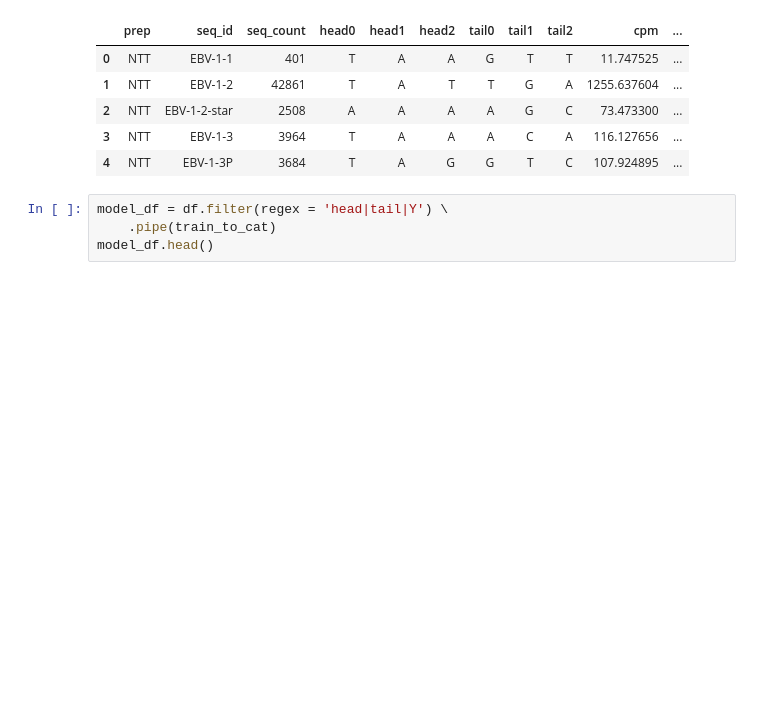
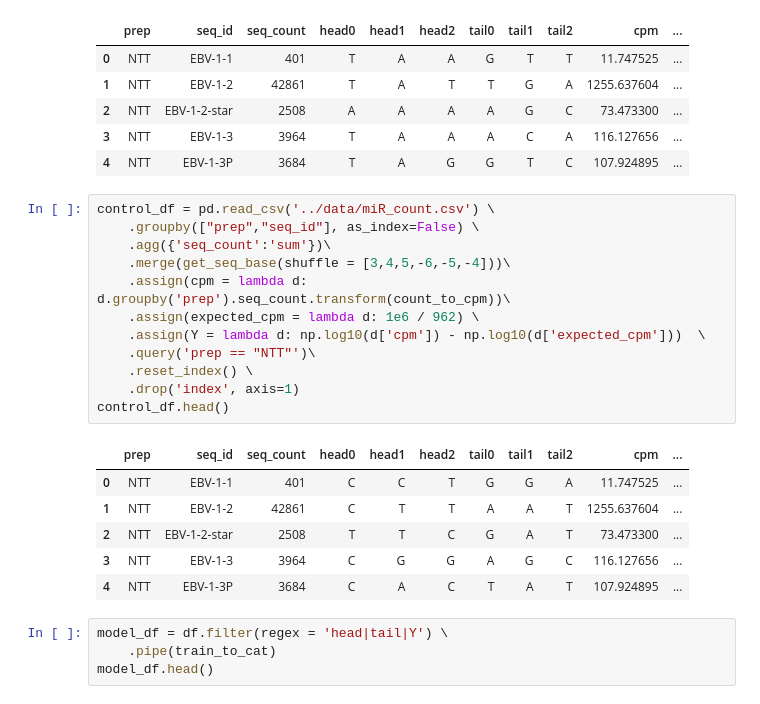
Before and after one commit to wckdouglas/tgirt_smRNA, a Jupyter notebook: scripts/RF_correction.ipynb, the cells around one changed output. Saved outputs shown, nothing was run; the diff lists cells and outputs as text; blank space fills up the shorter version.

```diff
--- a/scripts/RF_correction.ipynb
+++ b/scripts/RF_correction.ipynb
@@ -42,6 +47,25 @@ df.head()
 | 2 | NTT | EBV-1-2-star | 2508 | A | A | A | A | G | C | 73.473300 | ... |
 | 3 | NTT | EBV-1-3 | 3964 | T | A | A | A | C | A | 116.127656 | ... |
 | 4 | NTT | EBV-1-3P | 3684 | T | A | G | G | T | C | 107.924895 | ... |
+# %%
+control_df = pd.read_csv('../data/miR_count.csv') \
+    .groupby(["prep","seq_id"], as_index=False) \
+    .agg({'seq_count':'sum'})\
+    .merge(get_seq_base(shuffle = [3,4,5,-6,-5,-4]))\
+    .assign(cpm = lambda d: d.groupby('prep').seq_count.transform(count_to_cpm))\
+    .assign(expected_cpm = lambda d: 1e6 / 962) \
+    .assign(Y = lambda d: np.log10(d['cpm']) - np.log10(d['expected_cpm']))  \
+    .query('prep == "NTT"')\
+    .reset_index() \
+    .drop('index', axis=1)
+control_df.head()
+# %% [output]
+|  | prep | seq_id | seq_count | head0 | head1 | head2 | tail0 | tail1 | tail2 | cpm | ... |
+| 0 | NTT | EBV-1-1 | 401 | C | C | T | G | G | A | 11.747525 | ... |
+| 1 | NTT | EBV-1-2 | 42861 | C | T | T | A | A | T | 1255.637604 | ... |
+| 2 | NTT | EBV-1-2-star | 2508 | T | T | C | G | A | T | 73.473300 | ... |
+| 3 | NTT | EBV-1-3 | 3964 | C | G | G | A | G | C | 116.127656 | ... |
+| 4 | NTT | EBV-1-3P | 3684 | C | A | C | T | A | T | 107.924895 | ... |
 # %%
 model_df = df.filter(regex = 'head|tail|Y') \
     .pipe(train_to_cat)
```
Also changed, not shown: parts of 7 cells of this notebook, 1 other file.
